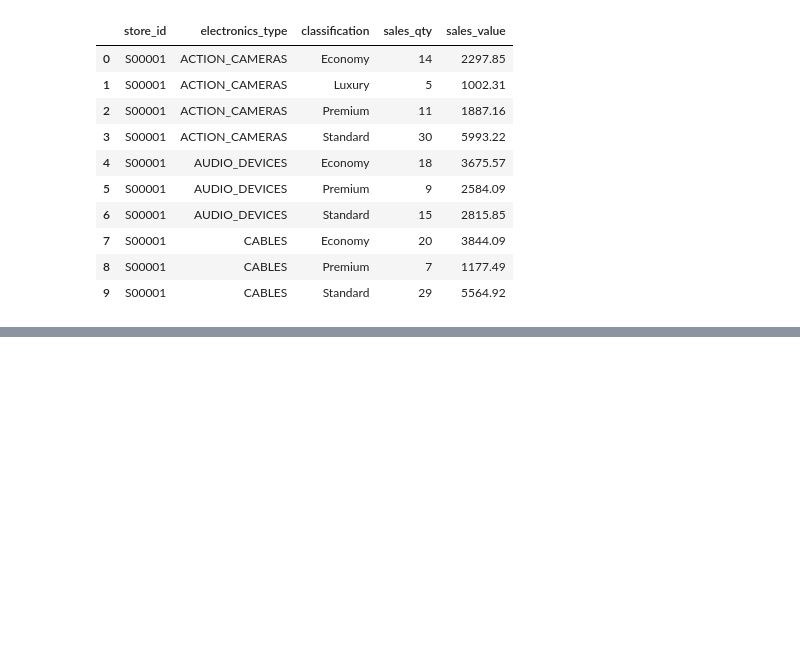
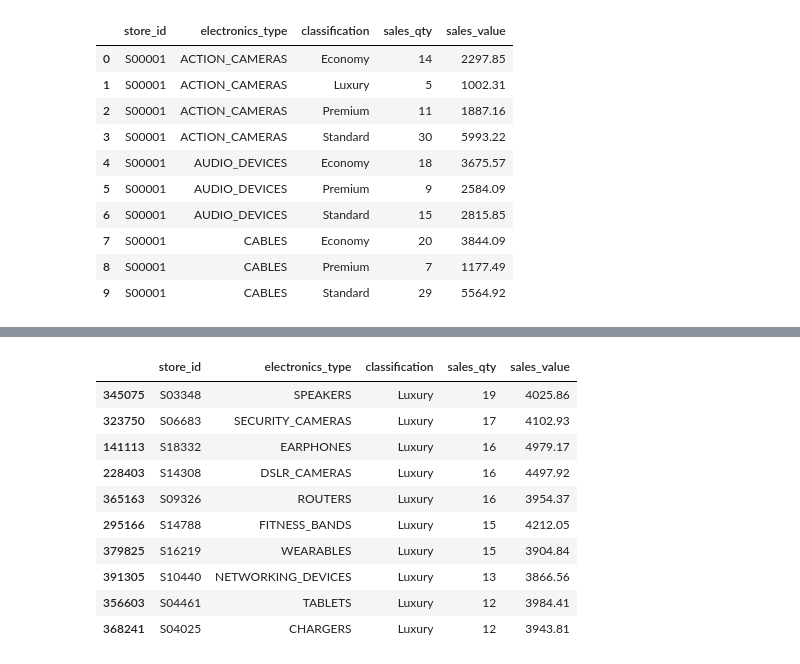
Before and after one commit to Chinmaykarthikeya/ETL, a Jupyter notebook: ETL_test.ipynb, the cells around one changed output, grey strips where cells are left out. Saved outputs shown, nothing was run; the diff lists cells and outputs as text; code cells hidden in the pictures; blank space fills up the shorter version.

```diff
--- a/ETL_test.ipynb
+++ b/ETL_test.ipynb
@@ -313,0 +366,14 @@ aggregated_df.head(10)
+# %%
+luxry_aggregated_df.head(10).sort_values(by=name_qunty, ascending=False)
+# %% [output]
+|  | store_id | electronics_type | classification | sales_qty | sales_value |
+| 345075 | S03348 | SPEAKERS | Luxury | 19 | 4025.86 |
+| 323750 | S06683 | SECURITY_CAMERAS | Luxury | 17 | 4102.93 |
+| 141113 | S18332 | EARPHONES | Luxury | 16 | 4979.17 |
+| 228403 | S14308 | DSLR_CAMERAS | Luxury | 16 | 4497.92 |
+| 365163 | S09326 | ROUTERS | Luxury | 16 | 3954.37 |
+| 295166 | S14788 | FITNESS_BANDS | Luxury | 15 | 4212.05 |
+| 379825 | S16219 | WEARABLES | Luxury | 15 | 3904.84 |
+| 391305 | S10440 | NETWORKING_DEVICES | Luxury | 13 | 3866.56 |
+| 356603 | S04461 | TABLETS | Luxury | 12 | 3984.41 |
+| 368241 | S04025 | CHARGERS | Luxury | 12 | 3943.81 |
```
Also changed, not shown: parts of 21 cells of this notebook.
